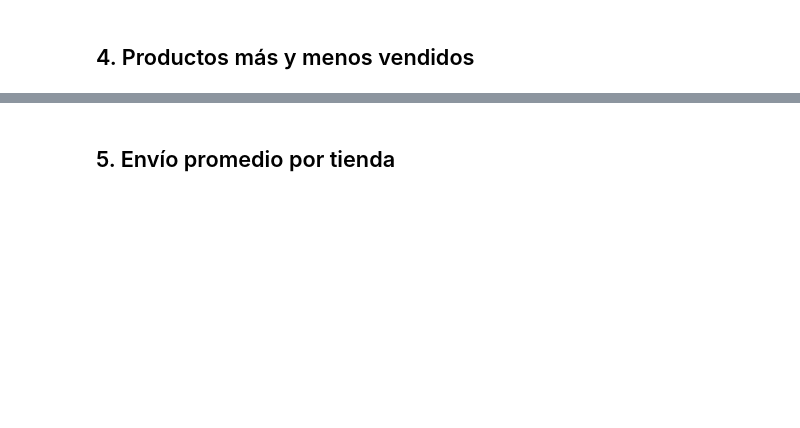
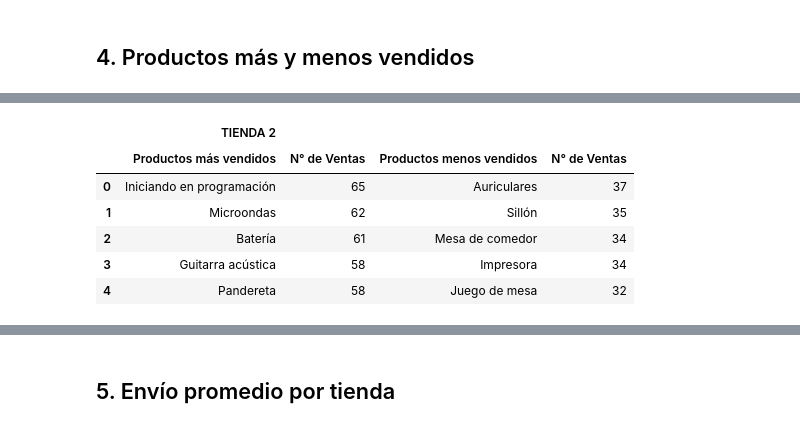
Before and after one commit to Omar05129/Alura-Store-Challengue, a Jupyter notebook: AluraStoreLatam.ipynb, the cells around one changed output, grey strips where cells are left out. Cells and saved outputs as stored; diff of their text form; code cells hidden in the pictures; blank space fills up the shorter version.

```diff
--- a/AluraStoreLatam.ipynb
+++ b/AluraStoreLatam.ipynb
@@ -349,0 +392,28 @@ no changes added to commit (use "git add" and/or "git commit -a")
+# %%
+ventas_por_producto2=tienda2["Producto"].value_counts().to_frame()
+ventas_por_producto2.columns = ["Tienda 2"]
+# Más vendidos
+mas_vendidos2 = ventas_por_producto2.head(5).reset_index()
+
+# Menos vendidos
+menos_vendidos2 = ventas_por_producto2.tail(5).reset_index()
+
+# Cambiar nombres de columnas
+mas_vendidos2.columns = ["Productos más vendidos", "N° de Ventas"]
+menos_vendidos2.columns = ["Productos menos vendidos", "N° de Ventas"]
+
+# Unir
+tabla_producto_tienda2 = pd.concat([mas_vendidos2, menos_vendidos2], axis=1)
+tabla_producto_tienda2.columns = pd.MultiIndex.from_tuples(
+    [("TIENDA 2", col) for col in tabla_producto_tienda2.columns]
+)
+
+tabla_producto_tienda2
+# %% [output]
+|  | TIENDA 2 |  |  |  |
+|  | Productos más vendidos | N° de Ventas | Productos menos vendidos | N° de Ventas |
+| 0 | Iniciando en programación | 65 | Auriculares | 37 |
+| 1 | Microondas | 62 | Sillón | 35 |
+| 2 | Batería | 61 | Mesa de comedor | 34 |
+| 3 | Guitarra acústica | 58 | Impresora | 34 |
+| 4 | Pandereta | 58 | Juego de mesa | 32 |
```
Also changed, not shown: parts of 12 cells of this notebook.
